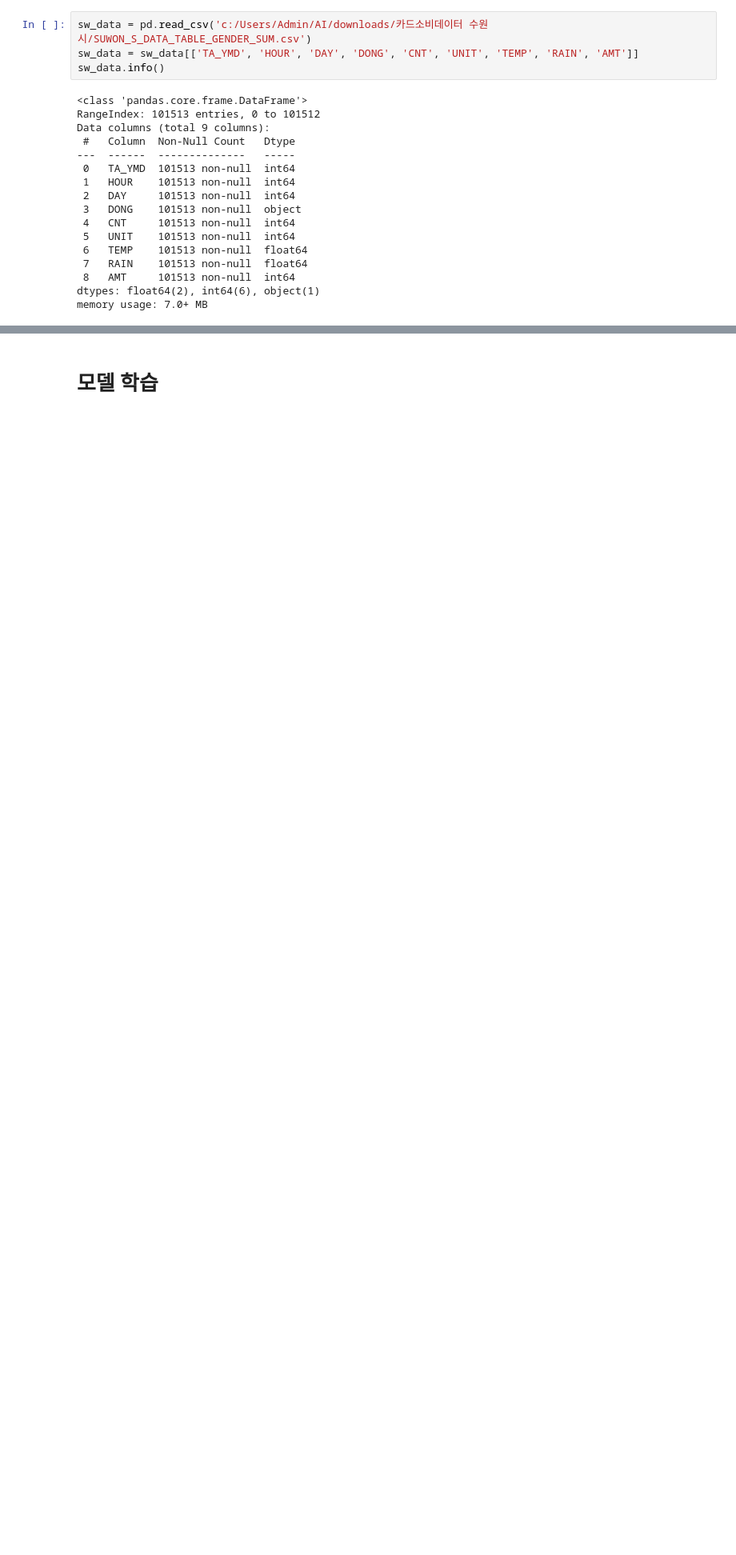
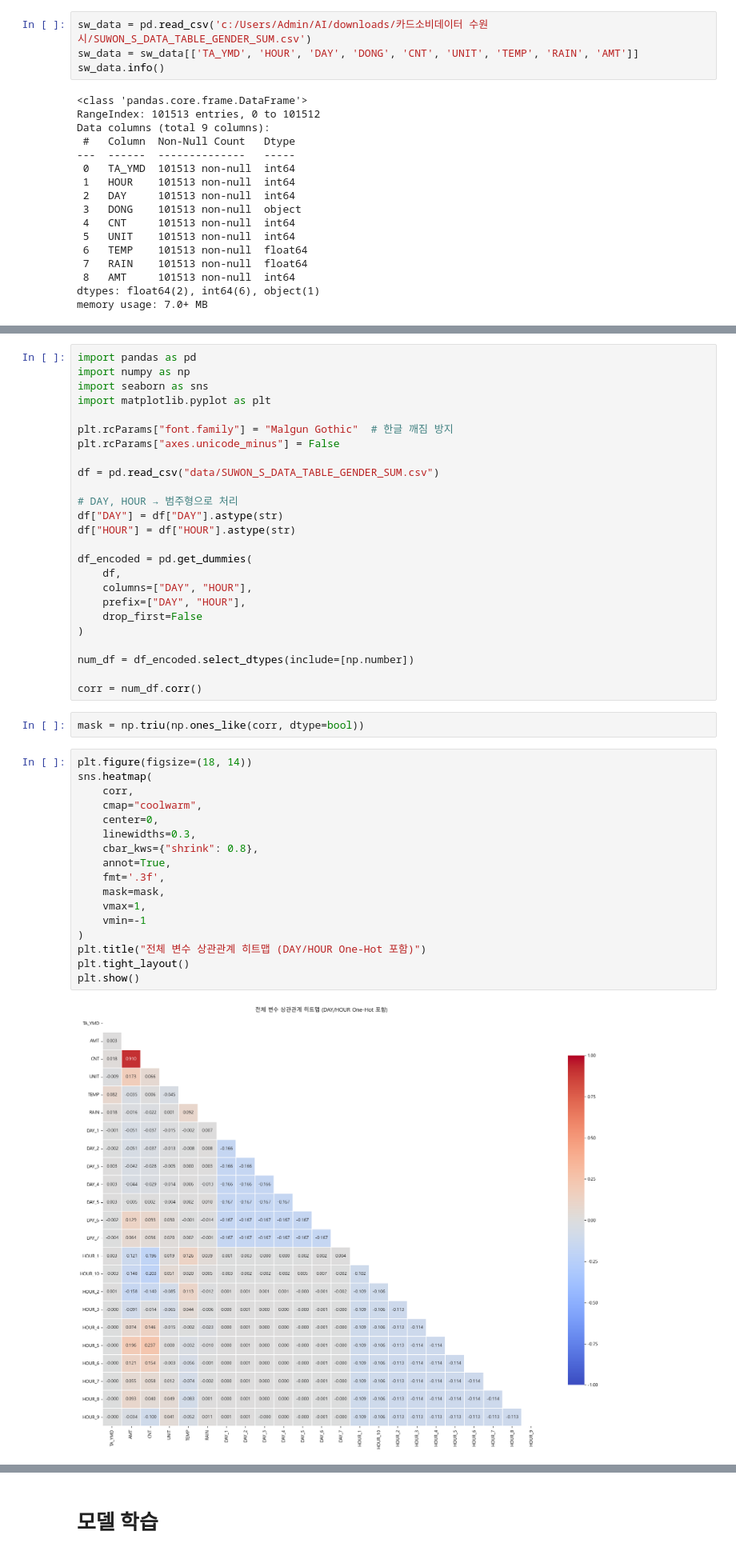
Before and after one commit to Hyo0806/1stProject, a Jupyter notebook: hyo/김효경_ML.ipynb, the cells around one changed output, grey strips where cells are left out. Shown at 80% size. Saved outputs shown, nothing was run; the diff lists cells and outputs as text; blank space fills up the shorter version.

```diff
--- a/hyo/김효경_ML.ipynb
+++ b/hyo/김효경_ML.ipynb
@@ -48,0 +56,46 @@ memory usage: 7.0+ MB
+# %%
+import pandas as pd
+import numpy as np
+import seaborn as sns
+import matplotlib.pyplot as plt
+
+plt.rcParams["font.family"] = "Malgun Gothic"  # 한글 깨짐 방지
+plt.rcParams["axes.unicode_minus"] = False
+
+df = pd.read_csv("data/SUWON_S_DATA_TABLE_GENDER_SUM.csv")
+
+# DAY, HOUR → 범주형으로 처리
+df["DAY"] = df["DAY"].astype(str)
+df["HOUR"] = df["HOUR"].astype(str)
+
+df_encoded = pd.get_dummies(
+    df,
+    columns=["DAY", "HOUR"],
+    prefix=["DAY", "HOUR"],
+    drop_first=False
+)
+
+num_df = df_encoded.select_dtypes(include=[np.number])
+
+corr = num_df.corr()
+# %%
+mask = np.triu(np.ones_like(corr, dtype=bool))
+# %%
+plt.figure(figsize=(18, 14))
+sns.heatmap(
+    corr,
+    cmap="coolwarm",
+    center=0,
+    linewidths=0.3,
+    cbar_kws={"shrink": 0.8},
+    annot=True,
+    fmt='.3f',
+    mask=mask,
+    vmax=1,
+    vmin=-1
+)
+plt.title("전체 변수 상관관계 히트맵 (DAY/HOUR One-Hot 포함)")
+plt.tight_layout()
+plt.show()
+# %% [output]
+[figure, added]
```
Also changed, not shown: parts of 18 cells of this notebook, 3 other files.
